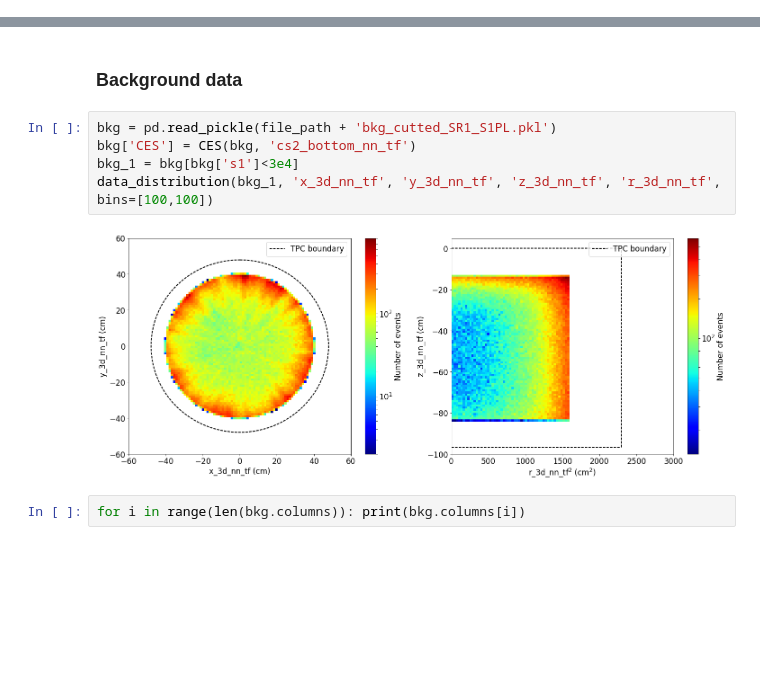
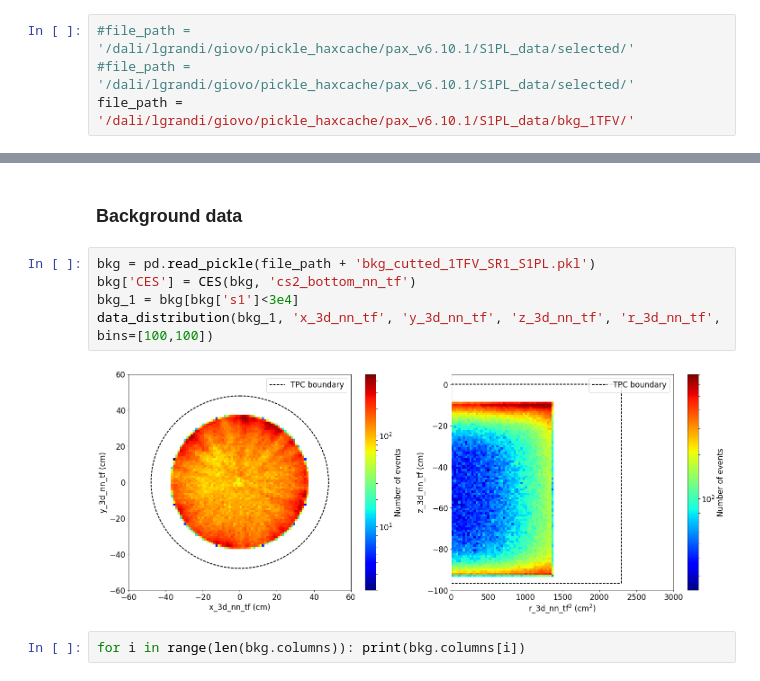
Before and after one commit to GiovanniVolta/S1PatternLikelihoodExtended, a Jupyter notebook: Cut_definition/DataAnalysis.ipynb, the cells around one changed output, grey strips where cells are left out. Cells and saved outputs as stored; diff of their text form; blank space fills up the shorter version.

```diff
--- a/Cut_definition/DataAnalysis.ipynb
+++ b/Cut_definition/DataAnalysis.ipynb
@@ -12,3 +10,7 @@ file_path = '/dali/lgrandi/giovo/pickle_haxcache/pax_v6.10.1/S1PL_data/selected/
+# %%
+#file_path = '/dali/lgrandi/giovo/pickle_haxcache/pax_v6.10.1/S1PL_data/selected/'
+#file_path = '/dali/lgrandi/giovo/pickle_haxcache/pax_v6.10.1/S1PL_data/selected/'
+file_path = '/dali/lgrandi/giovo/pickle_haxcache/pax_v6.10.1/S1PL_data/bkg_1TFV/'
 # %% [markdown]
 ### Combined energy scale
 CES calculated with z-dependent: https://xe1t-wiki.lngs.infn.it/doku.php?id=xenon:xenon1t:g1g2resfordec#energy_calibration_with_z-dependence_using_the_doke_method
@@ -265,12 +215,12 @@ plt.show()
 # %% [markdown]
 ### Background data
 # %%
-bkg = pd.read_pickle(file_path + 'bkg_cutted_SR1_S1PL.pkl')
+bkg = pd.read_pickle(file_path + 'bkg_cutted_1TFV_SR1_S1PL.pkl')
 bkg['CES'] = CES(bkg, 'cs2_bottom_nn_tf')
 bkg_1 = bkg[bkg['s1']<3e4]
 data_distribution(bkg_1, 'x_3d_nn_tf', 'y_3d_nn_tf', 'z_3d_nn_tf', 'r_3d_nn_tf', bins=[100,100])
 # %% [output]
-[figure, old version]
+[figure, new version]
 # %%
 for i in range(len(bkg.columns)): print(bkg.columns[i])
 # %% [output]
```
Also changed, not shown: parts of 26 cells of this notebook, 11 other files.
